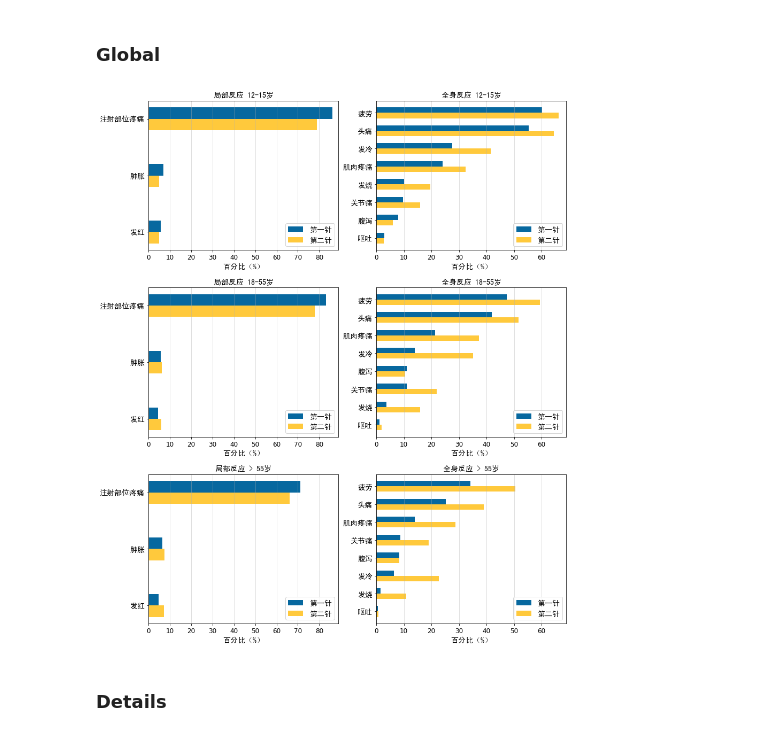
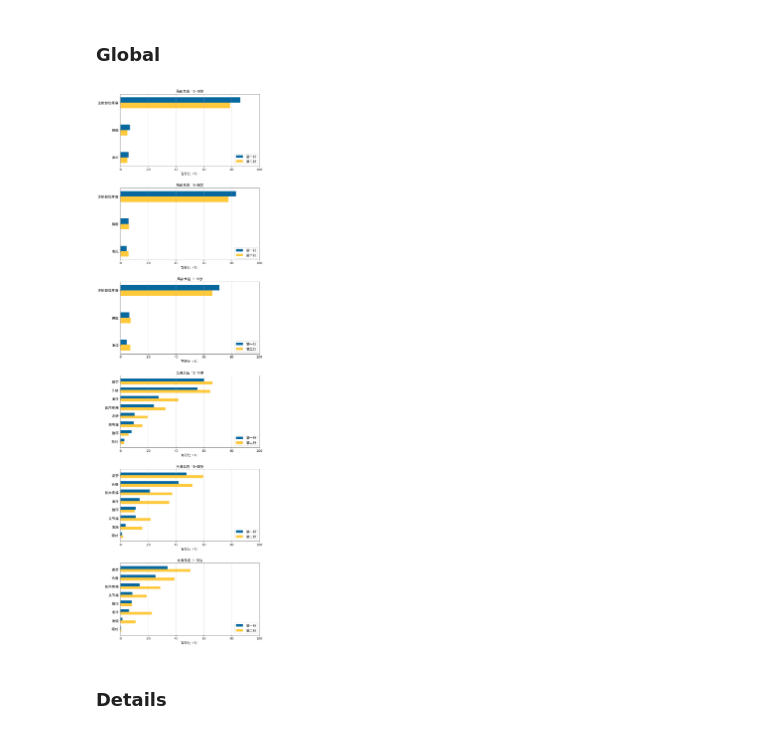
Before and after one commit to jingwen-z/python-playground, a Jupyter notebook: analysis/Reactions Pfizer-BioNTech COVID-19 Vaccine/Reactions Pfizer-BioNTech COVID-19 Vaccine.ipynb, the cells around one changed output. Drawn from its saved outputs; the diff is of its cells as text; code cells hidden in the pictures.

```diff
--- a/analysis/Reactions Pfizer-BioNTech COVID-19 Vaccine/Reactions Pfizer-BioNTech COVID-19 Vaccine.ipynb
+++ b/analysis/Reactions Pfizer-BioNTech COVID-19 Vaccine/Reactions Pfizer-BioNTech COVID-19 Vaccine.ipynb
@@ -46,7 +46,7 @@ any_systemic_reactions_df = dose_df[(dose_df['local_or_system_cn'] == '全身反
 
 # any_reactions_df = dose_df[dose_df['degree_cn'] == '任意程度'].reset_index(drop=True)
 # %%
-def viz_glb_reactions(axarr, df, width, title, age_segment, reaction_nb, x_lim_max):
+def viz_glb_reactions(axarr, df, width, title, age_segment, reaction_nb):
     axarr.set_title(title, fontproperties=fontP)
     barh1 = axarr.barh(np.arange(reaction_nb) + 1/2 * width,
                df[df['age'] == age_segment]['dose1_pct'],
@@ -54,9 +54,9 @@ def viz_glb_reactions(axarr, df, width, title, age_segment, reaction_nb, x_lim_m
     barh2 = axarr.barh(np.arange(reaction_nb) - 1/2 * width,
                df[df['age'] == age_segment]['dose2_pct'],
                height=width, color='#FFC93C')
-    axarr.tick_params(axis='x', labelsize=12)
-    axarr.set_xlim(0, x_lim_max)
-    axarr.set_xlabel('百分比（%）', size=12, fontproperties=fontP)
+    axarr.tick_params(labelsize=13)
+    axarr.set_xlim(0, 100)
+    axarr.set_xlabel('百分比（%）', size=13, fontproperties=fontP)
     axarr.set_yticks(np.arange(reaction_nb))
     axarr.set_yticklabels(df[df['age'] == age_segment]['reaction_cn'], fontproperties=fontP)
 
@@ -65,27 +65,27 @@ def viz_glb_reactions(axarr, df, width, title, age_segment, reaction_nb, x_lim_m
                  loc=4, prop=fontP)
     axarr.grid(which='major', axis='x', alpha=0.5)
 # %%
-fig, axarr = plt.subplots(nrows=3, ncols=2, figsize=(14, 18))
+fig, axarr = plt.subplots(nrows=6, ncols=1, figsize=(10, 40))
 width_1 = 0.2
-width_2 = 0.3
+width_2 = 0.33
 
-viz_glb_reactions(axarr[0, 0], df=any_local_reactions_df, width=width_1,
-                  title='局部反应 12-15岁', age_segment='12-15 years', reaction_nb=3, x_lim_max=89)
-viz_glb_reactions(axarr[1, 0], df=any_local_reactions_df, width=width_1,
-                  title='局部反应 18-55岁', age_segment='18-55 years', reaction_nb=3, x_lim_max=89)
-viz_glb_reactions(axarr[2, 0], df=any_local_reactions_df, width=width_1,
-                  title='局部反应 > 55岁', age_segment='> 55 years', reaction_nb=3, x_lim_max=89)
+viz_glb_reactions(axarr[0], df=any_local_reactions_df, width=width_1,
+                  title='局部反应 12-15岁', age_segment='12-15 years', reaction_nb=3)
+viz_glb_reactions(axarr[1], df=any_local_reactions_df, width=width_1,
+                  title='局部反应 18-55岁', age_segment='18-55 years', reaction_nb=3)
+viz_glb_reactions(axarr[2], df=any_local_reactions_df, width=width_1,
+                  title='局部反应 > 55岁', age_segment='> 55 years', reaction_nb=3)
 
-viz_glb_reactions(axarr[0, 1], df=any_systemic_reactions_df, width=width_2,
-                  title='全身反应 12-15岁', age_segment='12-15 years', reaction_nb=8, x_lim_max=69)
-viz_glb_reactions(axarr[1, 1], df=any_systemic_reactions_df, width=width_2,
-                  title='全身反应 18-55岁', age_segment='18-55 years', reaction_nb=8, x_lim_max=69)
-viz_glb_reactions(axarr[2, 1], df=any_systemic_reactions_df, width=width_2,
-                  title='全身反应 > 55岁', age_segment='> 55 years', reaction_nb=8, x_lim_max=69)
+viz_glb_reactions(axarr[3], df=any_systemic_reactions_df, width=width_2,
+                  title='全身反应 12-15岁', age_segment='12-15 years', reaction_nb=8)
+viz_glb_reactions(axarr[4], df=any_systemic_reactions_df, width=width_2,
+                  title='全身反应 18-55岁', age_segment='18-55 years', reaction_nb=8)
+viz_glb_reactions(axarr[5], df=any_systemic_reactions_df, width=width_2,
+                  title='全身反应 > 55岁', age_segment='> 55 years', reaction_nb=8)
 
-plt.subplots_adjust(hspace=0.25)
+plt.subplots_adjust(hspace=0.3)
 # %% [output]
-[figure, old version]
+[figure, new version]
 # %% [markdown]
 ### Details
 # %%
```
Also changed, not shown: parts of 2 cells of this notebook.
